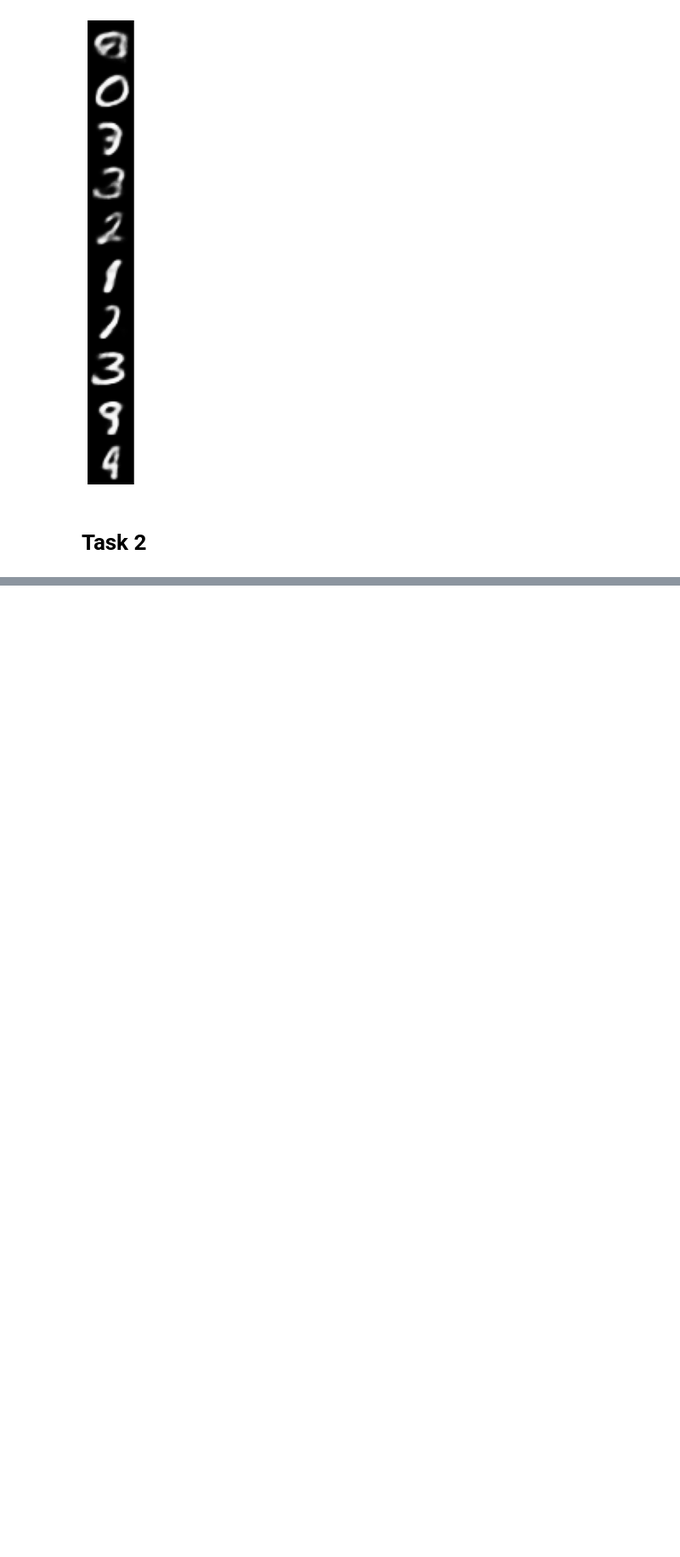
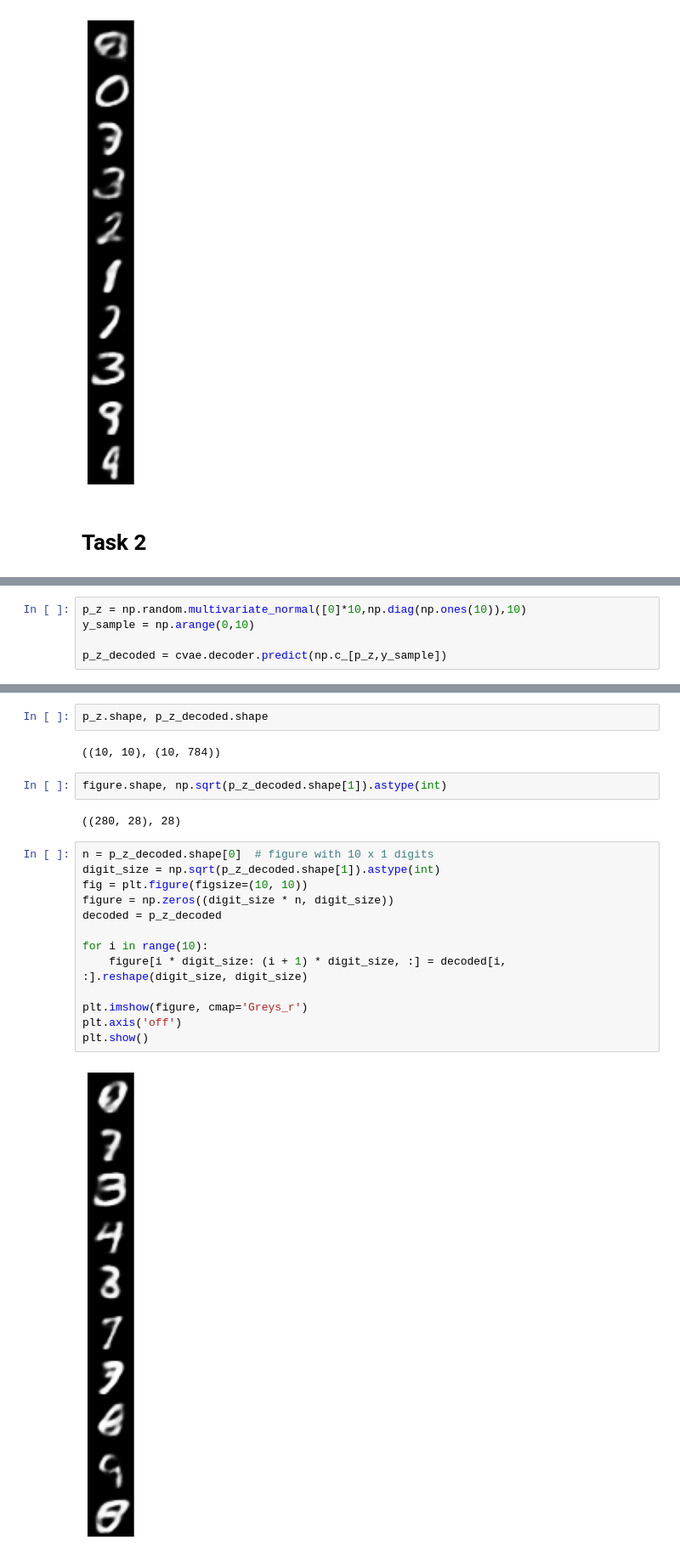
Before and after one commit to WMerlin/MatUnder, a Jupyter notebook: homeworks/2024_04_24/Lab14/SwiatekPatryk.ipynb, the cells around one changed output, grey strips where cells are left out. Shown at 85% size. Drawn from its saved outputs; the diff is of its cells as text; blank space fills up the shorter version.

```diff
--- a/homeworks/2024_04_24/Lab14/SwiatekPatryk.ipynb
+++ b/homeworks/2024_04_24/Lab14/SwiatekPatryk.ipynb
@@ -418,0 +484,5 @@ cvae.fit(np.c_[x_train, y_train], epochs=10, batch_size=128)
+# %%
+p_z = np.random.multivariate_normal([0]*10,np.diag(np.ones(10)),10)
+y_sample = np.arange(0,10)
+
+p_z_decoded = cvae.decoder.predict(np.c_[p_z,y_sample])
@@ -418,0 +491,23 @@ cvae.fit(np.c_[x_train, y_train], epochs=10, batch_size=128)
+# %%
+p_z.shape, p_z_decoded.shape
+# %% [output]
+((10, 10), (10, 784))
+# %%
+figure.shape, np.sqrt(p_z_decoded.shape[1]).astype(int)
+# %% [output]
+((280, 28), 28)
+# %%
+n = p_z_decoded.shape[0]  # figure with 10 x 1 digits
+digit_size = np.sqrt(p_z_decoded.shape[1]).astype(int)
+fig = plt.figure(figsize=(10, 10))
+figure = np.zeros((digit_size * n, digit_size))
+decoded = p_z_decoded
+
+for i in range(10):
+    figure[i * digit_size: (i + 1) * digit_size, :] = decoded[i, :].reshape(digit_size, digit_size)
+
+plt.imshow(figure, cmap='Greys_r')
+plt.axis('off')
+plt.show()
+# %% [output]
+[figure, added]
```
Also changed, not shown: parts of 16 cells of this notebook.
